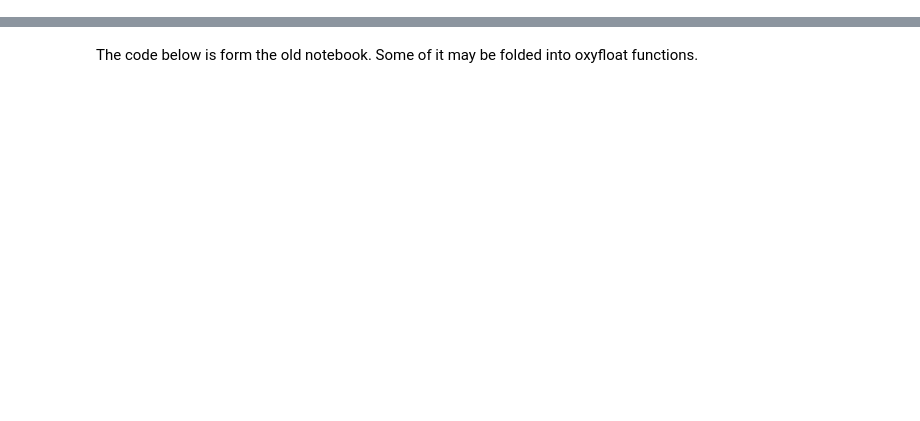
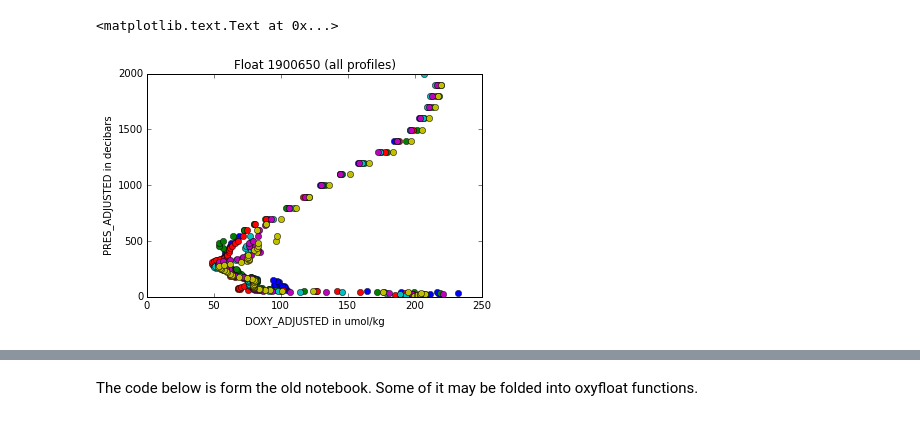
Before and after one commit to biofloat/biofloat, a Jupyter notebook: o2_data_correction.ipynb, the cells around one changed output, grey strips where cells are left out. Drawn from its saved outputs; the diff is of its cells as text; code cells hidden in the pictures; blank space fills up the shorter version.

Commit message:
Work on just 7 profiles, plot them all and compute their surface o2

```diff
--- a/o2_data_correction.ipynb
+++ b/o2_data_correction.ipynb
@@ -7,20 +12,26 @@ oga_floats = of.get_oxy_floats()
 # %%
 # Testing with a float that has data
 oga_floats = ['1900650']
-test_file = 'D1900650_137.nc'
+test_file = '.nc'
 # %%
+i = 0
+y = []
 for dac_url in of.get_dac_urls(oga_floats):
     for profile_url in of.get_profile_opendap_urls(dac_url):
-        try:
+        if test_file:
             if not profile_url.endswith(test_file):
                 continue
-        except NameError:
-            pass
+        i += 1
+        if i == 7:
+            print "Break"
+            break
         print 'Reading data from ...' + profile_url[40:]
         try:
             d = of.get_profile_data(profile_url)
+            y.append(d)
         except RequiredVariableNotPresent as e:
             print e
         except OpenDAPServerError as e:
             print e
+    break
 # %% [output]
@@ -46,0 +58,9 @@ print d['o'][0].keys()
+# %%
+sum_surf_o2 = 0
+j = 0
+for i,prof in enumerate(y):
+    print i, prof['o'][1][0]
+    j += 1
+    sum_surf_o2 += prof['o'][1][0]
+
+print sum_surf_o2 / j
@@ -46,0 +75,10 @@ print d['o'][0].keys()
+# %%
+for prof in y:
+    plot(prof['o'][1][:] , prof['p'][1][:] , 'o')
+
+title('Float 1900650 (all profiles)')
+xlabel('DOXY_ADJUSTED in umol/kg')
+ylabel('PRES_ADJUSTED in decibars')
+# %% [output]
+<matplotlib.text.Text at 0x...>
+[figure, added]
```
Also changed, not shown: parts of 25 cells of this notebook.
